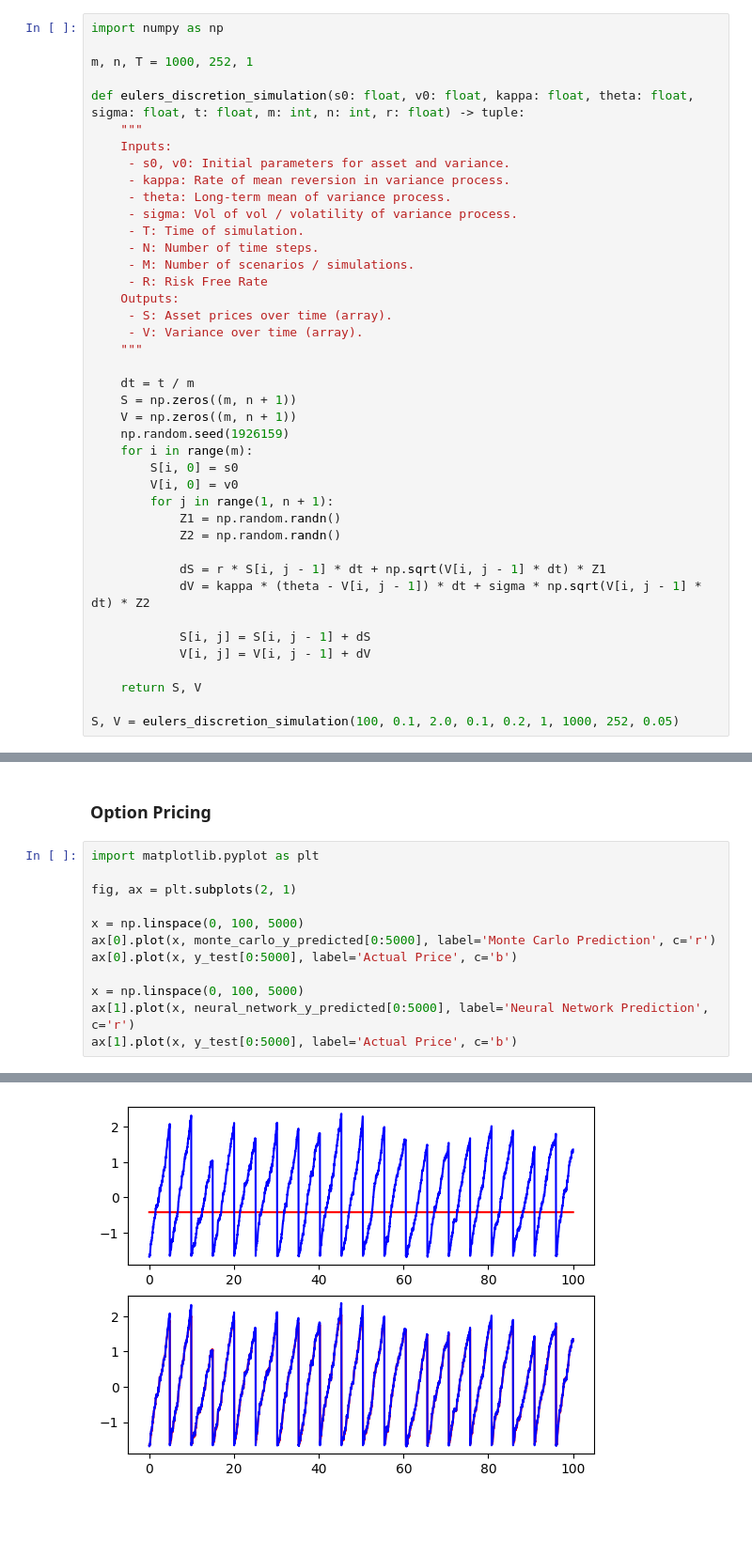
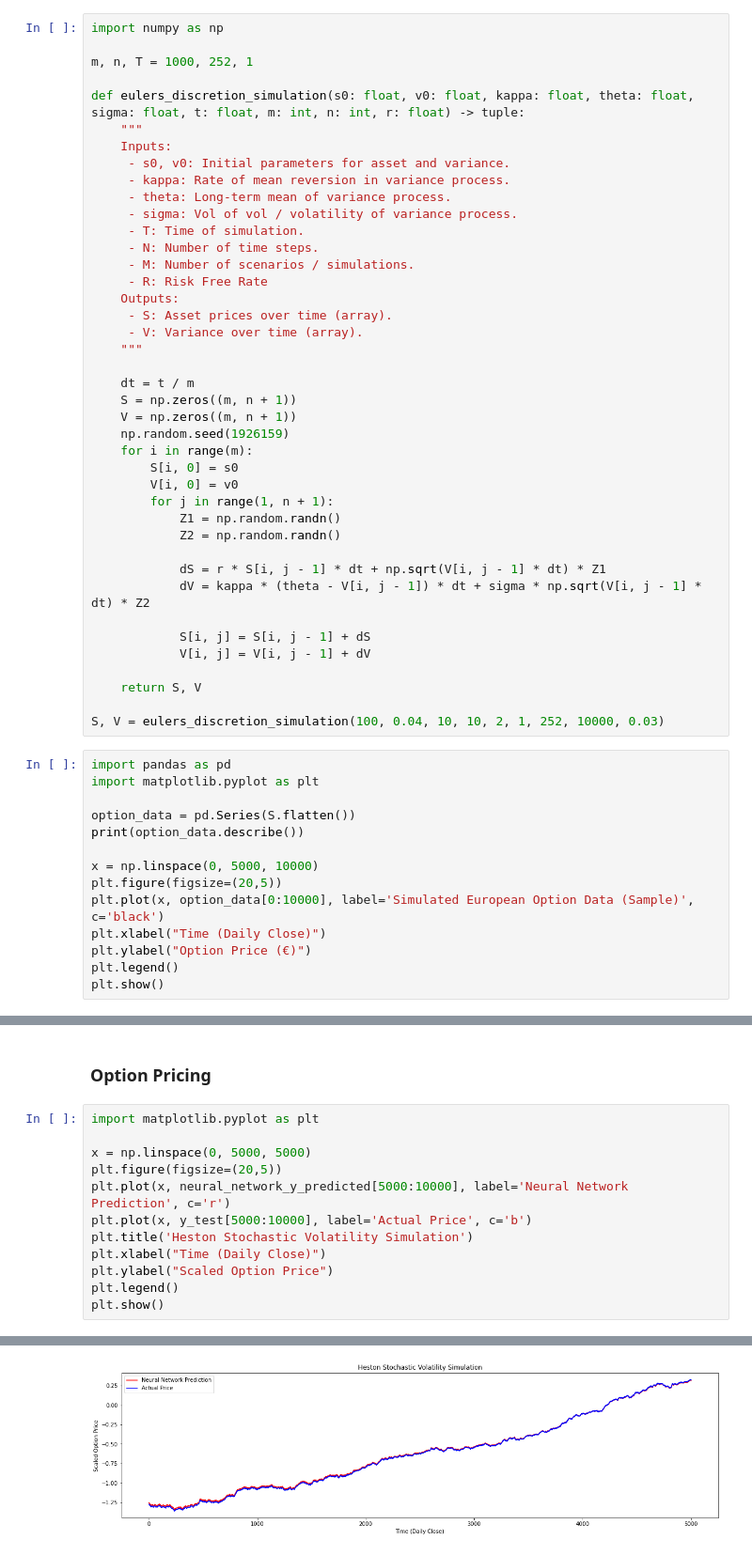
Before and after one commit to harvey-allen/option-pricing-and-stochastic-volatility, a Jupyter notebook: heston_neural_network.ipynb, the cells around one changed output, grey strips where cells are left out. Shown at 94% size. Saved outputs shown, nothing was run; the diff lists cells and outputs as text; blank space fills up the shorter version.

```diff
--- a/heston_neural_network.ipynb
+++ b/heston_neural_network.ipynb
@@ -52,4 +52,18 @@ def eulers_discretion_simulation(s0: float, v0: float, kappa: float, theta: floa
 
     return S, V
 
-S, V = eulers_discretion_simulation(100, 0.1, 2.0, 0.1, 0.2, 1, 1000, 252, 0.05)
+S, V = eulers_discretion_simulation(100, 0.04, 10, 10, 2, 1, 252, 10000, 0.03)
+# %%
+import pandas as pd
+import matplotlib.pyplot as plt
+
+option_data = pd.Series(S.flatten())
+print(option_data.describe())
+
+x = np.linspace(0, 5000, 10000)
+plt.figure(figsize=(20,5))
+plt.plot(x, option_data[0:10000], label='Simulated European Option Data (Sample)', c='black')
+plt.xlabel("Time (Daily Close)")
+plt.ylabel("Option Price (€)")
+plt.legend()
+plt.show()
@@ -302,13 +329,13 @@ Neural Network Results:
 # %%
 import matplotlib.pyplot as plt
 
-fig, ax = plt.subplots(2, 1)
-
-x = np.linspace(0, 100, 5000)
-ax[0].plot(x, monte_carlo_y_predicted[0:5000], label='Monte Carlo Prediction', c='r')
-ax[0].plot(x, y_test[0:5000], label='Actual Price', c='b')
-
-x = np.linspace(0, 100, 5000)
-ax[1].plot(x, neural_network_y_predicted[0:5000], label='Neural Network Prediction', c='r')
-ax[1].plot(x, y_test[0:5000], label='Actual Price', c='b')
+x = np.linspace(0, 5000, 5000)
+plt.figure(figsize=(20,5))
+plt.plot(x, neural_network_y_predicted[5000:10000], label='Neural Network Prediction', c='r')
+plt.plot(x, y_test[5000:10000], label='Actual Price', c='b')
+plt.title('Heston Stochastic Volatility Simulation')
+plt.xlabel("Time (Daily Close)")
+plt.ylabel("Scaled Option Price")
+plt.legend()
+plt.show()
 # %% [output]
@@ -316 +342 @@ ax[1].plot(x, y_test[0:5000], label='Actual Price', c='b')
-[figure, old version]
+[figure, new version]
```
Also changed, not shown: parts of 10 cells of this notebook.
